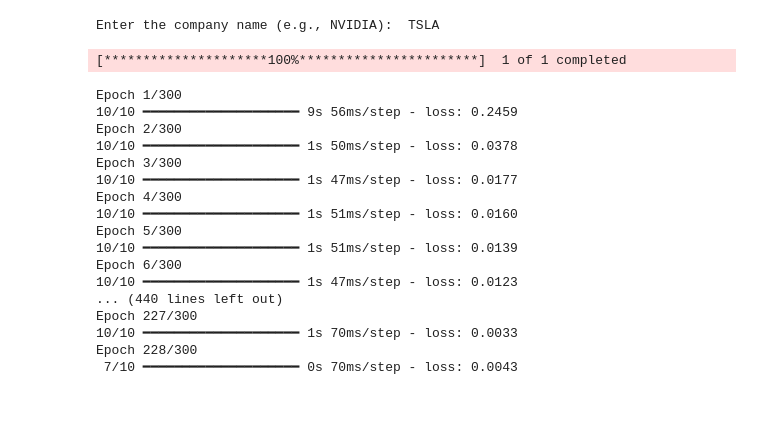
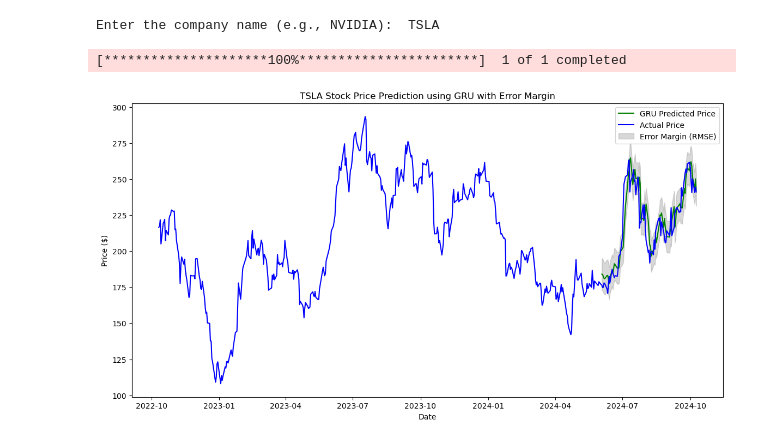
Before and after one commit to DreamQuester/InvestAI, a Jupyter notebook: model/final_gru.ipynb, the cells around one changed output. Cells and saved outputs as stored; diff of their text form; code cells hidden in the pictures; blank space fills up the shorter version.

Commit message:
add verbose

```diff
--- a/model/final_gru.ipynb
+++ b/model/final_gru.ipynb
@@ -42,6 +42,7 @@ X_test, y_test = create_dataset(test_data, time_step)      # 테스트 데이터
 X_train = X_train.reshape(X_train.shape[0], X_train.shape[1], 1)
 X_test = X_test.reshape(X_test.shape[0], X_test.shape[1], 1)
 
+# epoch = 300, dropout = 0.35
 # 3. GRU 모델 구축
 gru_model = Sequential()  # Sequential 모델 초기화
 gru_model.add(Input(shape=(X_train.shape[1], 1)))  # Input 레이어 추가
@@ -53,54 +54,38 @@ gru_model.add(Dense(units=1))  # 최종 출력 레이어
 gru_model.compile(optimizer='adam', loss='mean_squared_error')  # 모델 컴파일
 
 # 모델 훈련
-gru_model.fit(X_train, y_train, epochs=300, batch_size=32)
+gru_model.fit(X_train, y_train, epochs=300, batch_size=32, verbose=0)
 
 # 4. 예측 수행
-gru_predicted_prices = gru_model.predict(X_test)    # GRU 예측
+gru_predicted_prices = gru_model.predict(X_test, verbose=0)    # GRU 예측
 
 # 예측 결과를 원래 스케일로 변환
 gru_predicted_prices = scaler.inverse_transform(gru_predicted_prices)
 
 # 5. RMSE 계산
 rmse = np.sqrt(np.mean((data[len(train_data) + time_step + 1:] - gru_predicted_prices) ** 2))
 
 # 상한 및 하한 구간 계산 (오차 범위)
 upper_bound = gru_predicted_prices + rmse
 lower_bound = gru_predicted_prices - rmse
 
 # 6. 결과 시각화
 plt.figure(figsize=(14, 7))
 plt.plot(df.index[len(train_data) + time_step + 1:], gru_predicted_prices, color='green', label='GRU Predicted Price')  # GRU 예측 결과
 plt.plot(df.index, data, color='blue', label='Actual Price')  # 실제 가격
 
 # 오차 범위 시각화 (상한 및 하한)
 plt.fill_between(df.index[len(train_data) + time_step + 1:], lower_bound.flatten(), upper_bound.flatten(), color='gray', alpha=0.3, label='Error Margin (RMSE)')
 
 plt.title(f'{ticker} Stock Price Prediction using GRU with Error Margin')
 plt.xlabel('Date')
 plt.ylabel('Price ($)')
 plt.legend()
 plt.show()
 # %% [output]
 Enter the company name (e.g., NVIDIA):  TSLA
 [*********************100%***********************]  1 of 1 completed
-Epoch 1/300
-10/10 ━━━━━━━━━━━━━━━━━━━━ 9s 56ms/step - loss: 0.2459
-Epoch 2/300
-10/10 ━━━━━━━━━━━━━━━━━━━━ 1s 50ms/step - loss: 0.0378
-Epoch 3/300
-10/10 ━━━━━━━━━━━━━━━━━━━━ 1s 47ms/step - loss: 0.0177
-Epoch 4/300
-10/10 ━━━━━━━━━━━━━━━━━━━━ 1s 51ms/step - loss: 0.0160
-Epoch 5/300
-10/10 ━━━━━━━━━━━━━━━━━━━━ 1s 51ms/step - loss: 0.0139
-Epoch 6/300
-10/10 ━━━━━━━━━━━━━━━━━━━━ 1s 47ms/step - loss: 0.0123
-... (440 lines left out)
-Epoch 227/300
-10/10 ━━━━━━━━━━━━━━━━━━━━ 1s 70ms/step - loss: 0.0033
-Epoch 228/300
- 7/10 ━━━━━━━━━━━━━━━━━━━━ 0s 70ms/step - loss: 0.0043
+[figure, added]
 # %%
 # 6. 미래 데이터 예측
 last_data = scaled_data[-time_step:].reshape(1, time_step, 1)  # 가장 최근 60일 데이터를 준비
```
Also changed, not shown: parts of 1 cell of this notebook.
